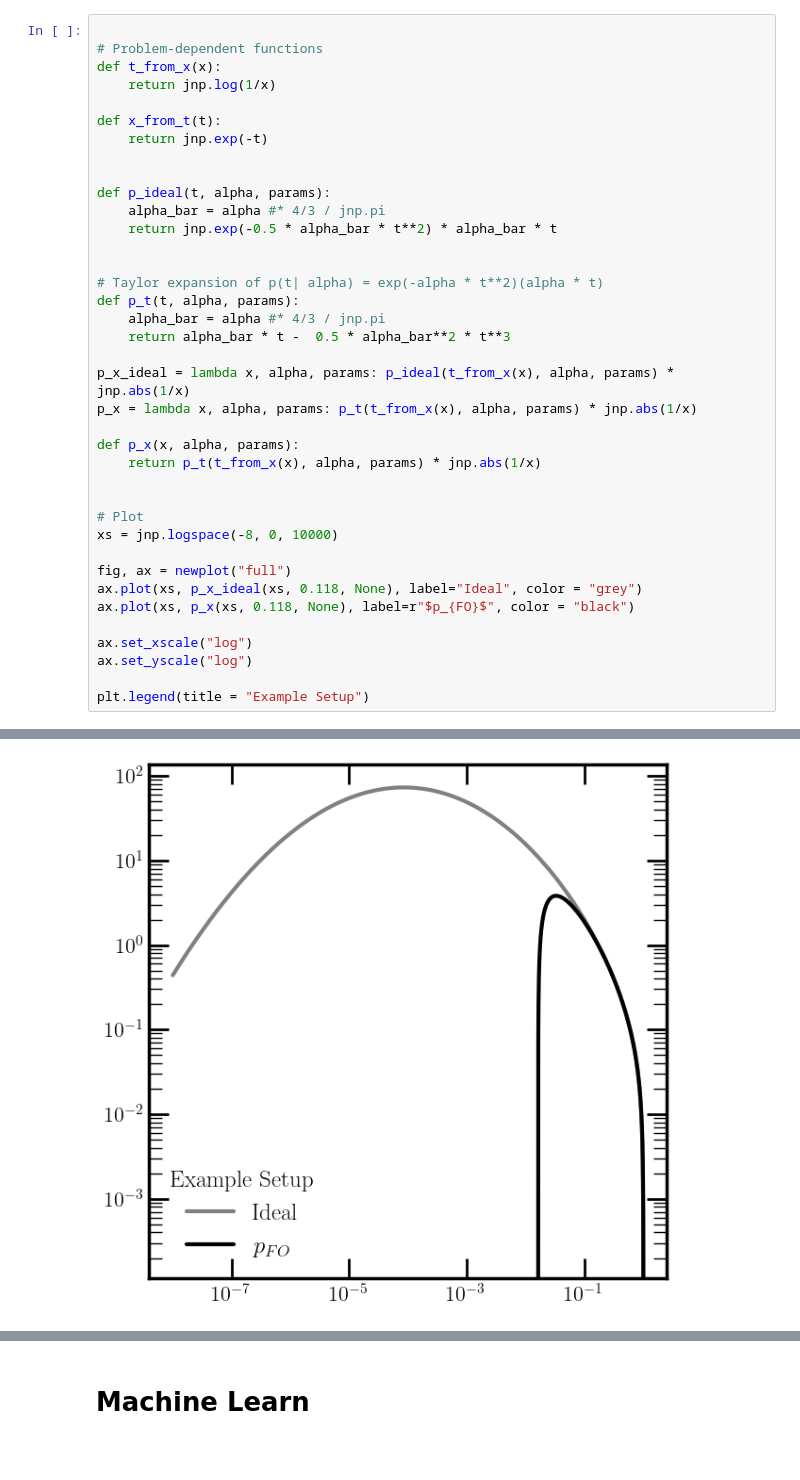
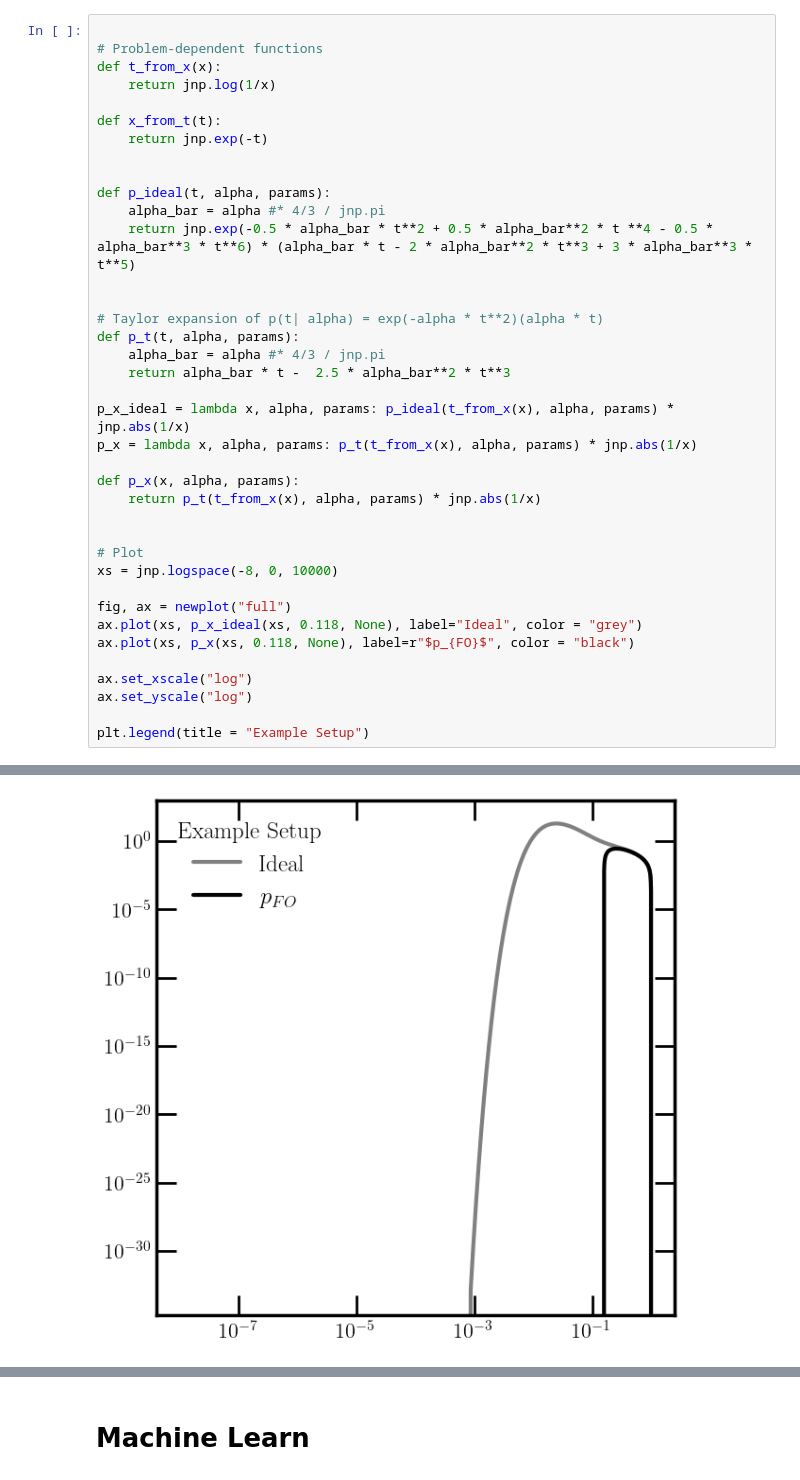
Before and after one commit to rikab/RDF, a Jupyter notebook: jax/initialization.ipynb, the cells around one changed output, grey strips where cells are left out. Saved outputs shown, nothing was run; the diff lists cells and outputs as text.

```diff
--- a/jax/initialization.ipynb
+++ b/jax/initialization.ipynb
@@ -23,36 +23,36 @@ def x_from_t(t):
 
 
 def p_ideal(t, alpha, params):
     alpha_bar = alpha #* 4/3 / jnp.pi
-    return jnp.exp(-0.5 * alpha_bar * t**2) * alpha_bar * t
+    return jnp.exp(-0.5 * alpha_bar * t**2 + 0.5 * alpha_bar**2 * t **4 - 0.5 * alpha_bar**3 * t**6) * (alpha_bar * t - 2 * alpha_bar**2 * t**3 + 3 * alpha_bar**3 * t**5)
 
 
 # Taylor expansion of p(t| alpha) = exp(-alpha * t**2)(alpha * t)
 def p_t(t, alpha, params):
     alpha_bar = alpha #* 4/3 / jnp.pi
-    return alpha_bar * t -  0.5 * alpha_bar**2 * t**3
+    return alpha_bar * t -  2.5 * alpha_bar**2 * t**3
 
 p_x_ideal = lambda x, alpha, params: p_ideal(t_from_x(x), alpha, params) * jnp.abs(1/x)
 p_x = lambda x, alpha, params: p_t(t_from_x(x), alpha, params) * jnp.abs(1/x)
 
 def p_x(x, alpha, params):
     return p_t(t_from_x(x), alpha, params) * jnp.abs(1/x)
 
 
 # Plot
 xs = jnp.logspace(-8, 0, 10000)
 
 fig, ax = newplot("full")
 ax.plot(xs, p_x_ideal(xs, 0.118, None), label="Ideal", color = "grey")
 ax.plot(xs, p_x(xs, 0.118, None), label=r"$p_{FO}$", color = "black")
 
 ax.set_xscale("log")
 ax.set_yscale("log")
 
 plt.legend(title = "Example Setup")
 # %% [output]
 <matplotlib.legend.Legend at 0x...>
-[figure, old version]
+[figure, new version]
 # %%
 
 FIXED_MN = (2, 4)           # The coefficients of the distribution we cannot change
```
Also changed, not shown: parts of 5 cells of this notebook, 1 other file.
